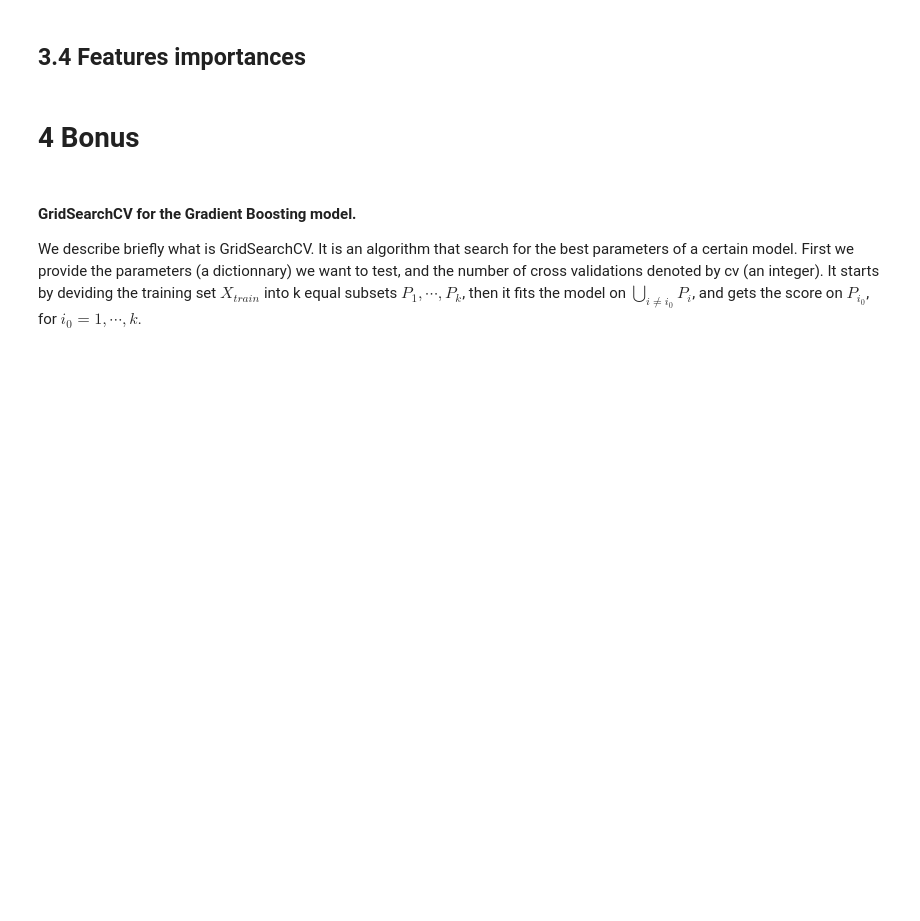
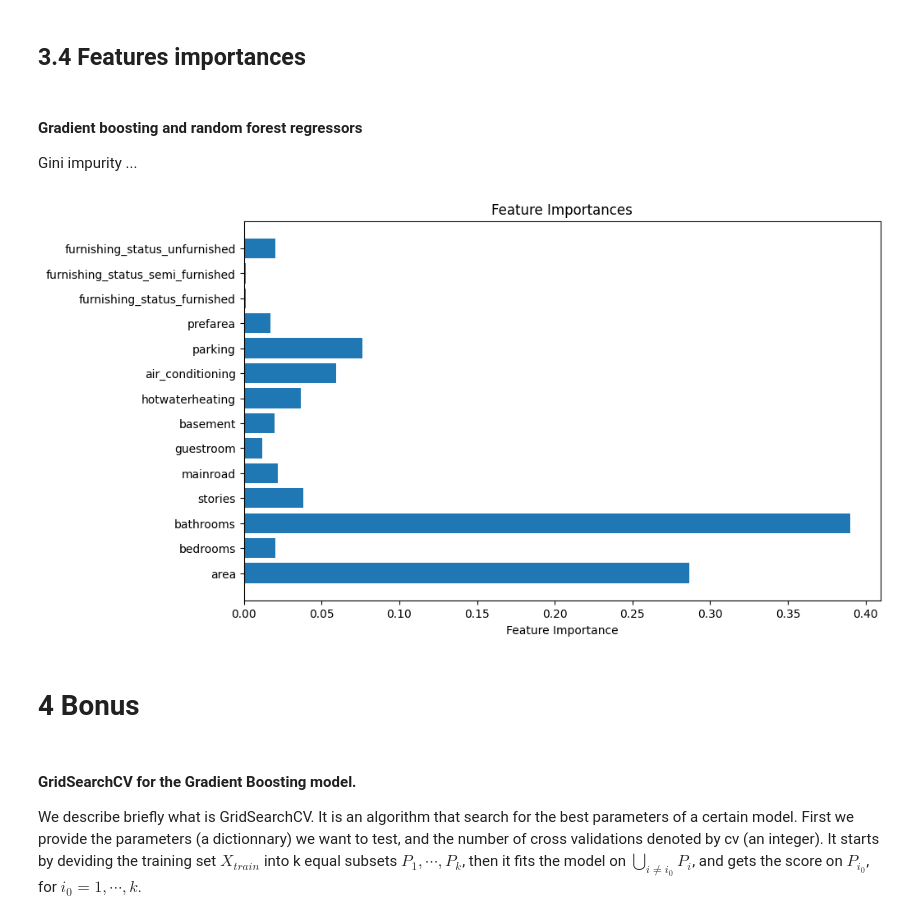
Before and after one commit to Rachadja/house_pricing, a Jupyter notebook: notebook.ipynb, the cells around one changed output. Cells and saved outputs as stored; diff of their text form; code cells hidden in the pictures; blank space fills up the shorter version.

```diff
--- a/notebook.ipynb
+++ b/notebook.ipynb
@@ -149,32 +149,2 @@ etude_multivarie(df)
-# %%
-def handle_missing_values(data):
-    """
-    Description:
-    This function handles missing values in a dataset by replacing them with appropriate central tendency measures
-    (median for quantitative variables and mode for qualitative variables).
-
-    Parameters:
-    data: A pandas DataFrame containing the dataset with missing values.
-
-    Returns:
-    A pandas DataFrame with missing values replaced by the median for quantitative variables and the mode for qualitative variables.
-    """
-    # Separate quantitative variables from qualitative variables
-    quantitative_columns = data.select_dtypes(include=['int', 'float']).columns
-    qualitative_columns = data.select_dtypes(include=['object']).columns
-
-    # Calculate the median for each quantitative variable
-    medians = data[quantitative_columns].median()
-
-    # Calculate the mode for each qualitative variable
-    modes = data[qualitative_columns].mode().iloc[0]
-
-    # Replace missing values in quantitative variables with their respective medians
-    data[quantitative_columns] = data[quantitative_columns].fillna(medians)
-
-    # Replace missing values in qualitative variables with their respective modes
-    data[qualitative_columns] = data[qualitative_columns].fillna(modes)
-
-    return data
 # %%
 # ...
@@ -585,5 +596,21 @@ We notice that if we use depth bigger than 7, the model will overfit.
 # %% [markdown]
 ## 3.4 Features importances
+# %% [markdown]
+#### Gradient boosting and random forest regressors
+Gini impurity ...
+# %%
+gra_boost_model = GradientBoostingRegressor().fit(X_train, y_train.ravel())
+importances = gra_boost_model.feature_importances_
+feature_names = X_train.columns  # Names of features
+
+# Create a bar plot
+plt.figure(figsize=(10, 6))
+plt.barh(range(len(importances)), importances, tick_label=feature_names)
+plt.xlabel('Feature Importance')
+plt.title('Feature Importances')
+plt.show()
+# %% [output]
+[figure, added]
 # %% [markdown]
 # 4 Bonus
 # %% [markdown]
```
Also changed, not shown: parts of 24 cells of this notebook.
